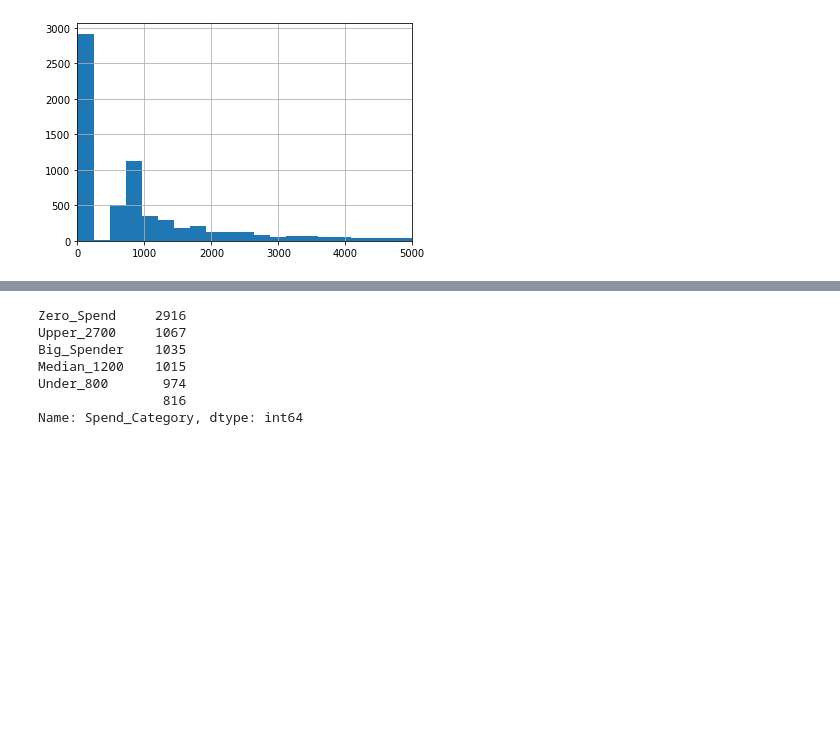
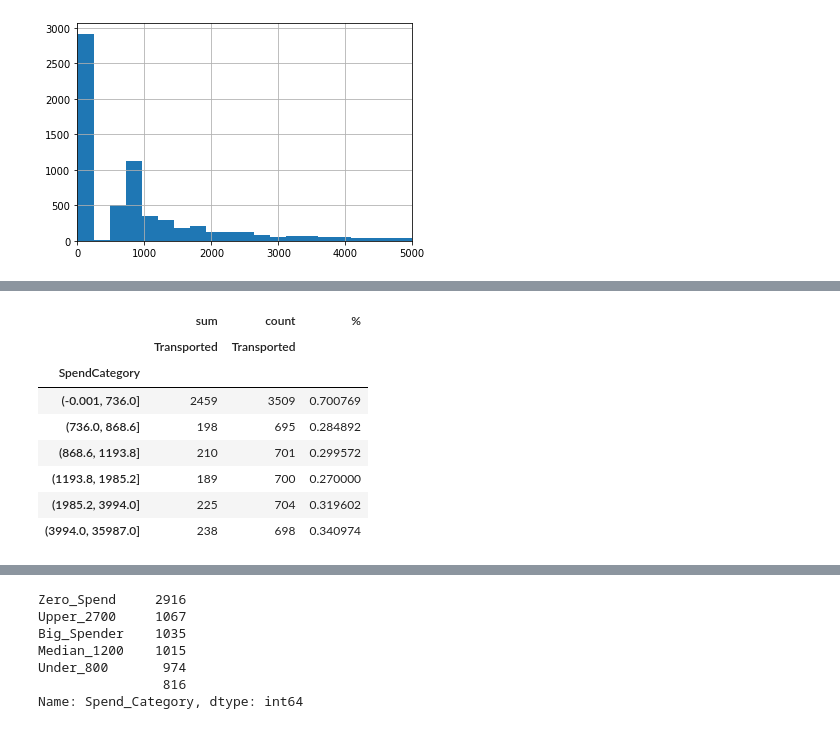
Before and after one commit to PashaIanko/Kaggle.Spaceship-Titanic, a Jupyter notebook: 1_data_exploration.ipynb, the cells around one changed output, grey strips where cells are left out. Saved outputs shown, nothing was run; the diff lists cells and outputs as text; code cells hidden in the pictures; blank space fills up the shorter version.

Commit message:
Categorized TotalSpend

```diff
--- a/1_data_exploration.ipynb
+++ b/1_data_exploration.ipynb
@@ -1000,3 +994,17 @@ ax.set_xlim(0, 5000)
 # %% [output]
 (0.0, 5000.0)
 [figure]
+# %%
+df_exploration['SpendCategory'] = pd.cut(
+    df_exploration['Total_Spend'],
+    bins=[-1, 1, 100000],
+    duplicates='drop'
+    # labels=[i for i in ran]
+)
+
+prepare_pivot_table(
+    df_=df_exploration,
+    values_=['Transported'],
+    index_=['SpendCategory'],
+    aggfunc_=['sum', 'count']
+)
@@ -1002,0 +1017,26 @@ ax.set_xlim(0, 5000)
+# %%
+N_QUANTILES = 10
+
+df_exploration['SpendCategory'] = pd.qcut(
+    df_exploration['Total_Spend'],
+    q=N_QUANTILES,
+    duplicates='drop'
+    # labels=[i for i in ran]
+)
+
+prepare_pivot_table(
+    df_=df_exploration,
+    values_=['Transported'],
+    index_=['SpendCategory'],
+    aggfunc_=['sum', 'count']
+)
+# %% [output]
+|  | sum | count | % |
+|  | Transported | Transported |  |
+| SpendCategory |  |  |  |
+| (-0.001, 736.0] | 2459 | 3509 | 0.700769 |
+| (736.0, 868.6] | 198 | 695 | 0.284892 |
+| (868.6, 1193.8] | 210 | 701 | 0.299572 |
+| (1193.8, 1985.2] | 189 | 700 | 0.270000 |
+| (1985.2, 3994.0] | 225 | 704 | 0.319602 |
+| (3994.0, 35987.0] | 238 | 698 | 0.340974 |
```
Also changed, not shown: parts of 3 cells of this notebook.
